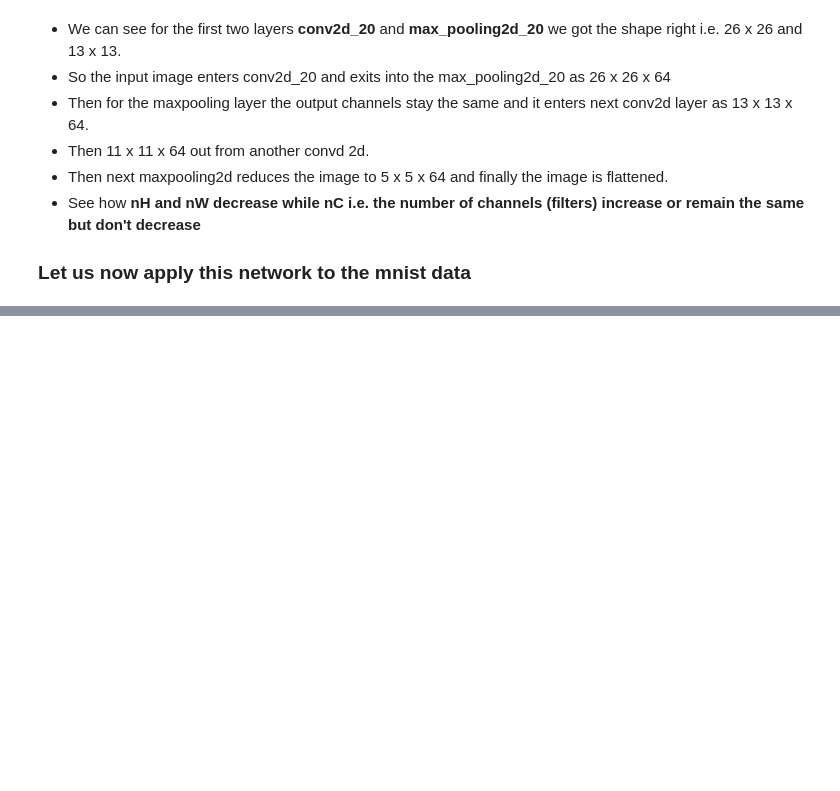
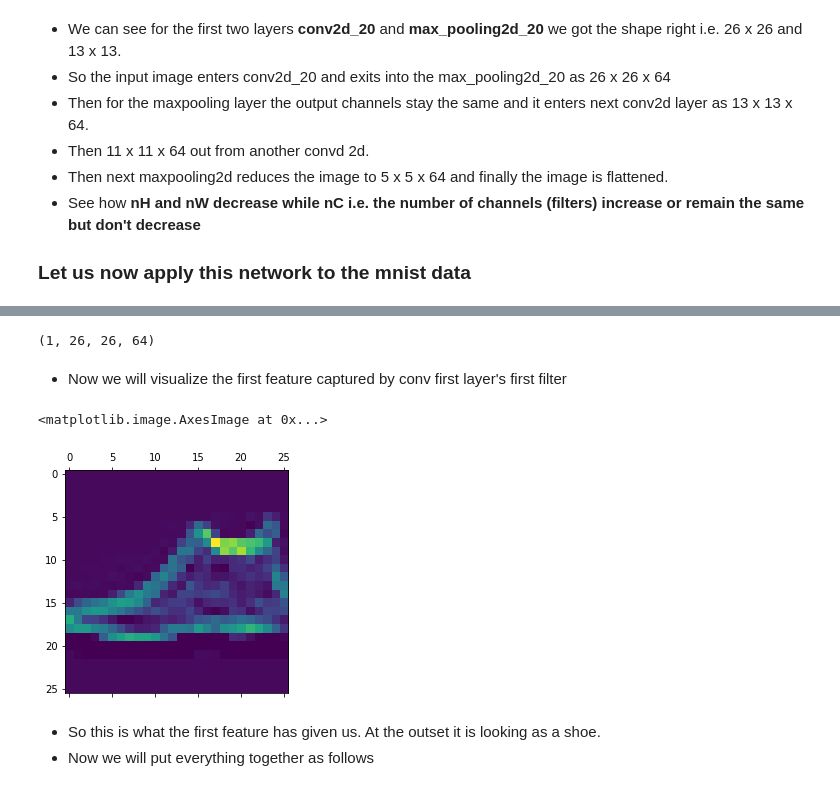
Before and after one commit to statchaitya/JupyterNotebooks, a Jupyter notebook: Notebooks/Tensorflow in Practice C1 Week3.ipynb, the cells around one changed output, grey strips where cells are left out. Cells and saved outputs as stored; diff of their text form; code cells hidden in the pictures; blank space fills up the shorter version.

```diff
--- a/Notebooks/Tensorflow in Practice C1 Week3.ipynb
+++ b/Notebooks/Tensorflow in Practice C1 Week3.ipynb
@@ -101,5 +101,5 @@ test_images = test_images/255.0
 model.compile(optimizer = tf.optimizers.Adam(),
              loss = 'sparse_categorical_crossentropy')
 
-model.fit(train_images, train_labels, epochs=5)
+model.fit(train_images, train_labels, epochs=3)
 # %% [output]
@@ -130,0 +136,9 @@ Epoch 5/5
+# %%
+FIRST_IMAGE = 0
+SECOND_IMAGE = 23
+THIRD_IMAGE = 28
+FILTER_NUMBER = 1
+from tensorflow.keras import models
+# Creates a list of layer outputs for each layer in models module
+layer_outputs = [layer.output for layer in model.layers]
+model.layers
@@ -130,0 +155,3 @@ Epoch 5/5
+# %%
+activation_model = tf.keras.models.Model(inputs = model.input, outputs = layer_outputs)
+model.input
@@ -130,0 +183,17 @@ Epoch 5/5
+# %%
+fexample = activation_model.predict(test_images[0].reshape(1, 28, 28, 1))[0]
+# %%
+fexample.shape
+# %% [output]
+(1, 26, 26, 64)
+# %% [markdown]
+* Now we will visualize the first feature captured by conv first layer's first filter
+# %%
+import matplotlib.pyplot as plt2
+plt2.matshow(fexample[0, :, :, 1], cmap='viridis')
+# %% [output]
+<matplotlib.image.AxesImage at 0x...>
+[figure, added]
+# %% [markdown]
+* So this is what the first feature has given us. At the outset it is looking as a shoe.
+* Now we will put everything together as follows
```
Also changed, not shown: parts of 32 cells of this notebook, 1 other file.
